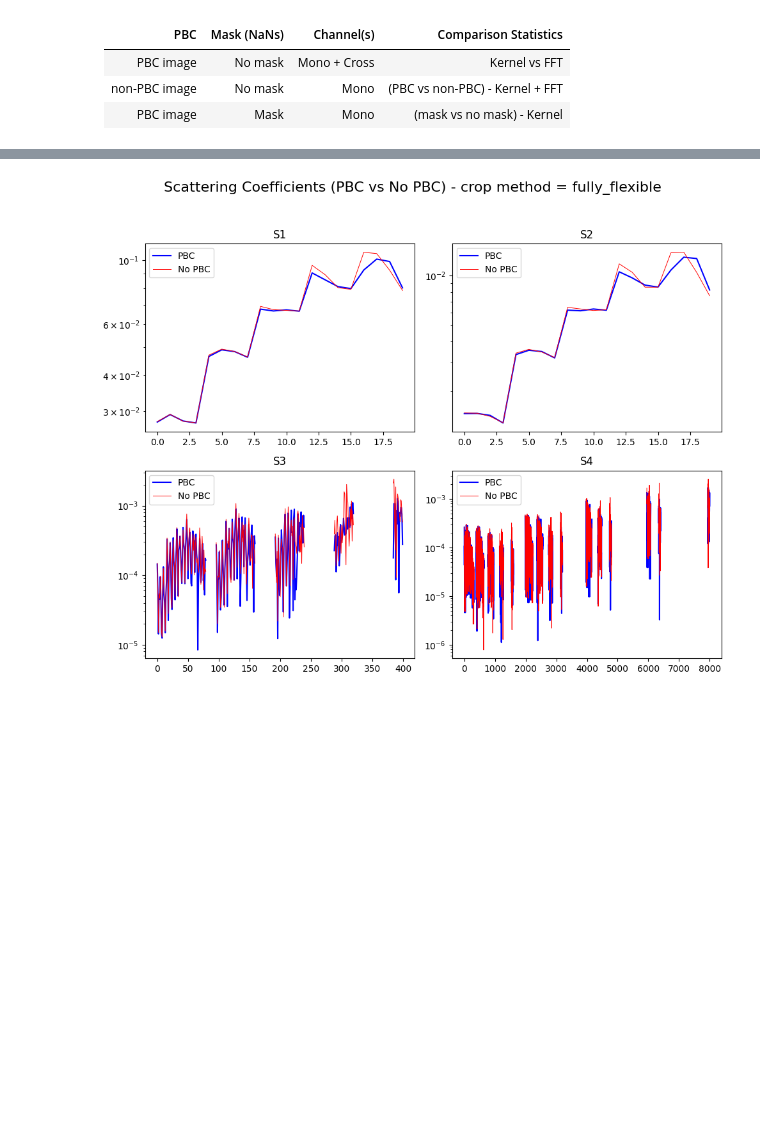
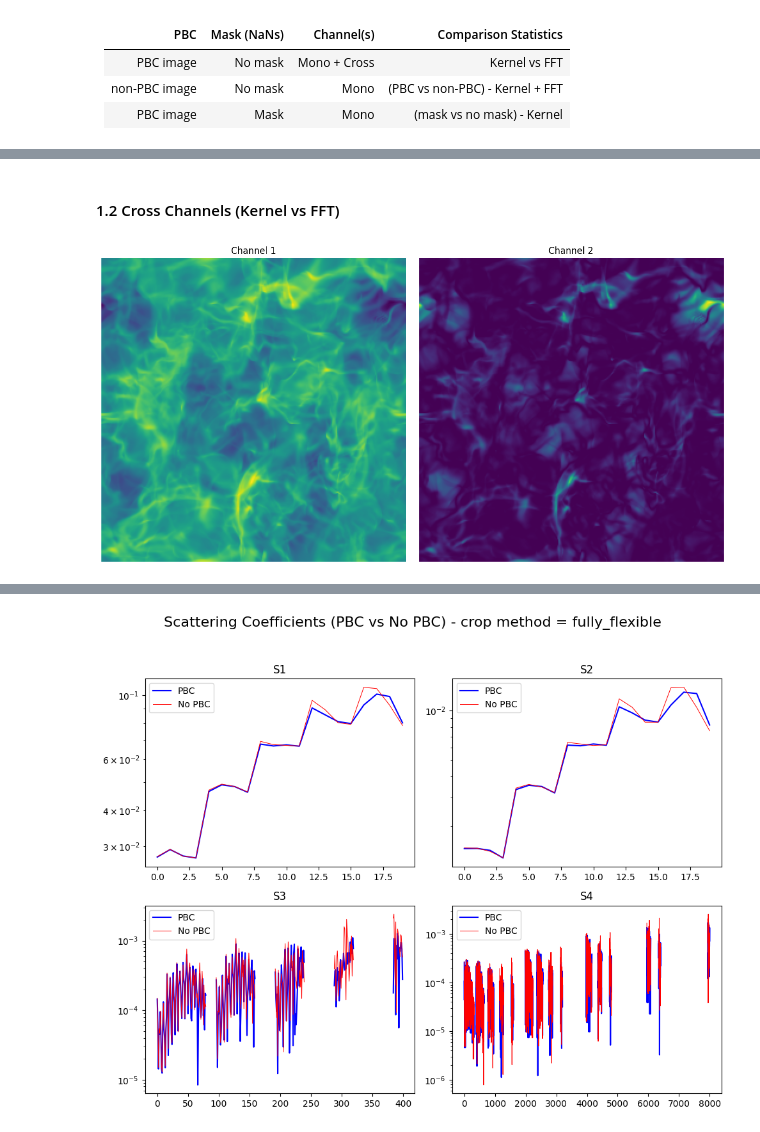
Before and after one commit to camilledussauchoy-glitch/STL-Dev_Camille, a Jupyter notebook: docs/user_notebook.ipynb, the cells around one changed output, grey strips where cells are left out. Drawn from its saved outputs; the diff is of its cells as text; code cells hidden in the pictures; blank space fills up the shorter version.

```diff
--- a/docs/user_notebook.ipynb
+++ b/docs/user_notebook.ipynb
@@ -458,0 +155,23 @@ NameError: name 'st_data_kernel' is not defined
+# %% [markdown]
+#### 1.2 Cross Channels (Kernel vs FFT)
+# %%
+im_multi_channel = np.stack([im[0, 0, :, :], (im[0, 0, :, :]-im[0,0, :, :].mean(keepdims=True))**2])
+im_multi_channel -= im_multi_channel.mean(axis=(1,2), keepdims=True)
+
+# Visualize each channel of the multi-channel image
+plt.figure(figsize=(12, 6))
+
+plt.subplot(1, 2, 1)
+plt.imshow(im_multi_channel[0], cmap='viridis')
+plt.title("Channel 1")
+plt.axis("off")
+
+plt.subplot(1, 2, 2)
+plt.imshow(im_multi_channel[1], cmap='viridis')
+plt.title("Channel 2")
+plt.axis("off")
+
+plt.tight_layout()
+plt.show()
+# %% [output]
+[figure, added]
```
Also changed, not shown: parts of 46 cells of this notebook, 1 other file.
